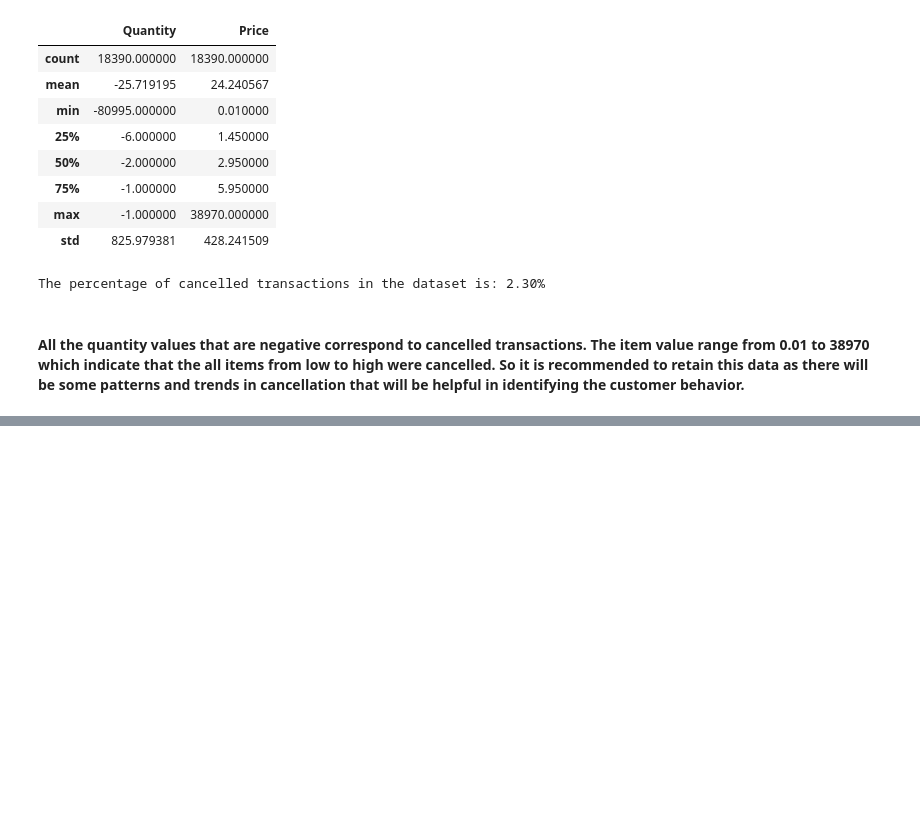
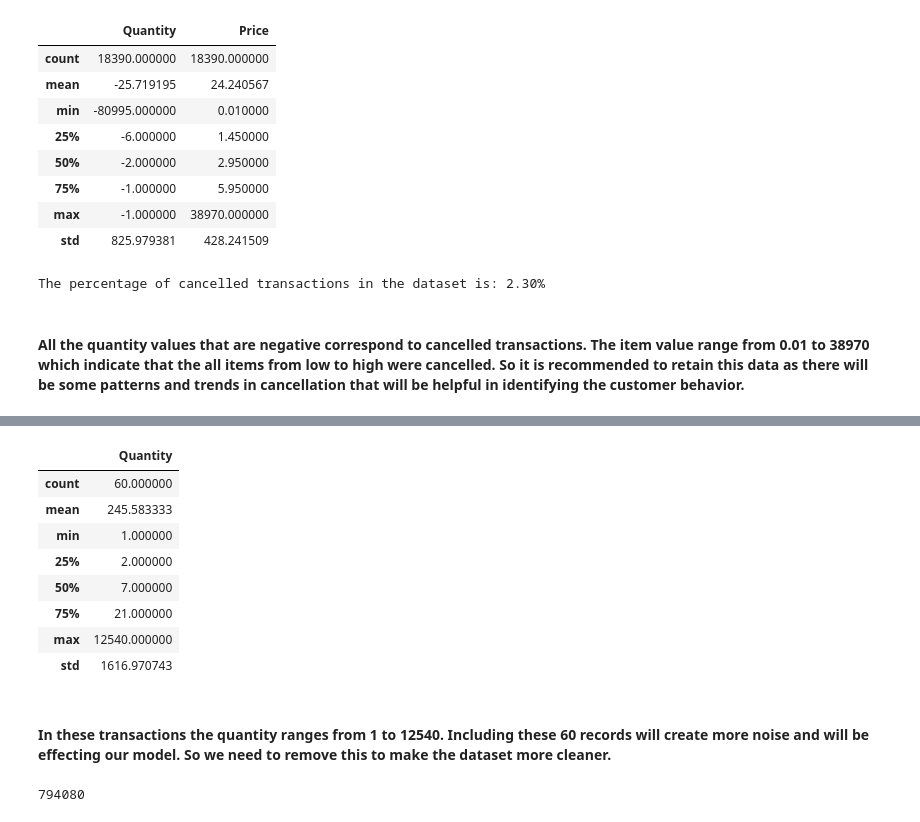
Before and after one commit to SahilLASKAR13/customer-segmentation-retention-analysis, a Jupyter notebook: notebook/CSRA.ipynb, the cells around one changed output, grey strips where cells are left out. Saved outputs shown, nothing was run; the diff lists cells and outputs as text; code cells hidden in the pictures; blank space fills up the shorter version.

```diff
--- a/notebook/CSRA.ipynb
+++ b/notebook/CSRA.ipynb
@@ -609,0 +755,5 @@ The percentage of cancelled transactions in the dataset is: 2.30%
+# %%
+service_related_descriptions = ['Next Day Carriage', 'High Resolution Image']
+
+service_related_description_percentage = (df['Description'].isin(service_related_descriptions).sum() / len(df)) * 100
+print(f"Percentage of service-related descriptions: {service_related_description_percentage:.2f}%")
@@ -609,0 +762,6 @@ The percentage of cancelled transactions in the dataset is: 2.30%
+# %%
+df = df[~df['Description'].isin(service_related_descriptions)]
+
+df['Description'] = df['Description'].str.upper()
+
+df.shape[0]
@@ -609,0 +788,14 @@ The percentage of cancelled transactions in the dataset is: 2.30%
+# %%
+df[df['Price']==0].describe()[['Quantity']]
+# %% [output]
+|  | Quantity |
+| count | 60.000000 |
+| mean | 245.583333 |
+| min | 1.000000 |
+| 25% | 2.000000 |
+| 50% | 7.000000 |
+| 75% | 21.000000 |
+| max | 12540.000000 |
+| std | 1616.970743 |
+# %% [markdown]
+#### In these transactions the quantity ranges from 1 to 12540. Including these 60 records will create more noise and will be effecting our model. So we need to remove this to make the dataset more cleaner.
@@ -609,0 +806,4 @@ The percentage of cancelled transactions in the dataset is: 2.30%
+# %%
+df.shape[0]
+# %% [output]
+794080
```
Also changed, not shown: parts of 28 cells of this notebook.
